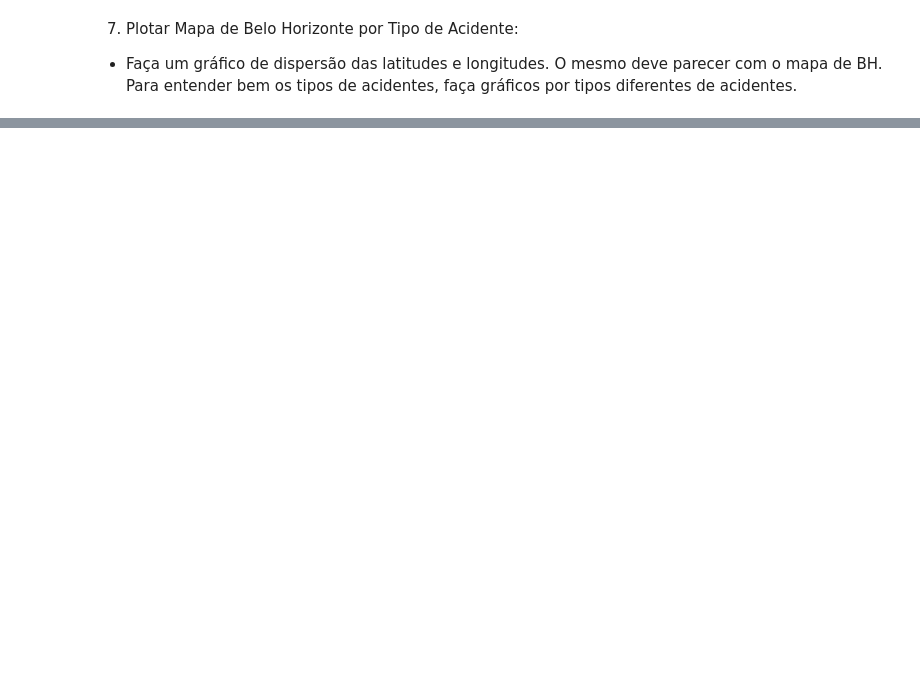
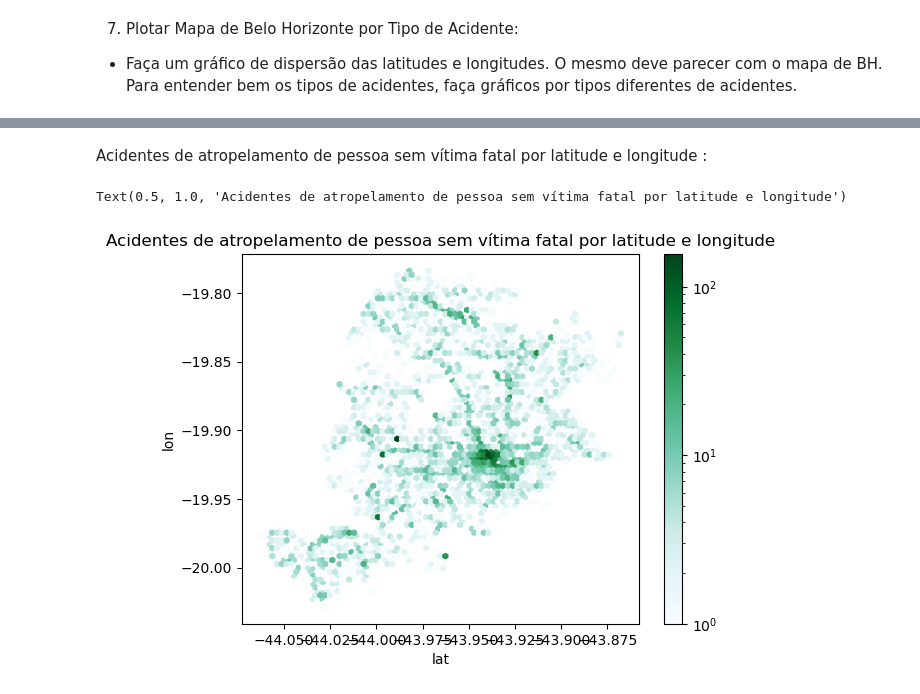
Before and after one commit to PolloHacker/Trabalho_Final_FCD, a Jupyter notebook: tp.ipynb, the cells around one changed output, grey strips where cells are left out. Cells and saved outputs as stored; diff of their text form; code cells hidden in the pictures; blank space fills up the shorter version.

```diff
--- a/tp.ipynb
+++ b/tp.ipynb
@@ -146,0 +196,16 @@ Para entender bem os tipos de acidentes, faça gráficos por tipos diferentes de
+# %% [markdown]
+Acidentes de atropelamento de pessoa sem vítima fatal por latitude e longitude :
+# %%
+grouped_by_ATROPELAMENTO_DE_PESSOA_SEM_VITIMA_FATAL = df[(df.get('desc_tipo_acidente') == 'ATROPELAMENTO DE PESSOA SEM VITIMA FATAL          ')]
+grouped_by_ATROPELAMENTO_DE_PESSOA_SEM_VITIMA_FATAL.plot(
+  kind='hexbin',
+  x='lat',
+  y='lon',
+  mincnt=1,
+  gridsize=75,
+  bins='log'
+ )
+plt.title('Acidentes de atropelamento de pessoa sem vítima fatal por latitude e longitude')
+# %% [output]
+Text(0.5, 1.0, 'Acidentes de atropelamento de pessoa sem vítima fatal por latitude e longitude')
+[figure, added]
```
Also changed, not shown: parts of 62 cells of this notebook.
